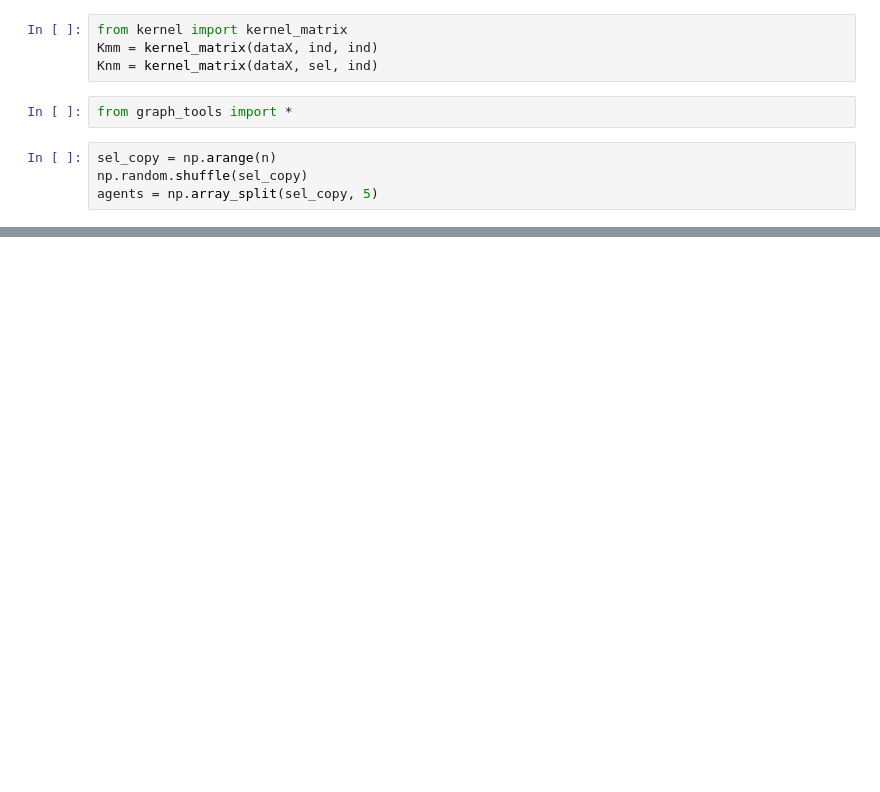
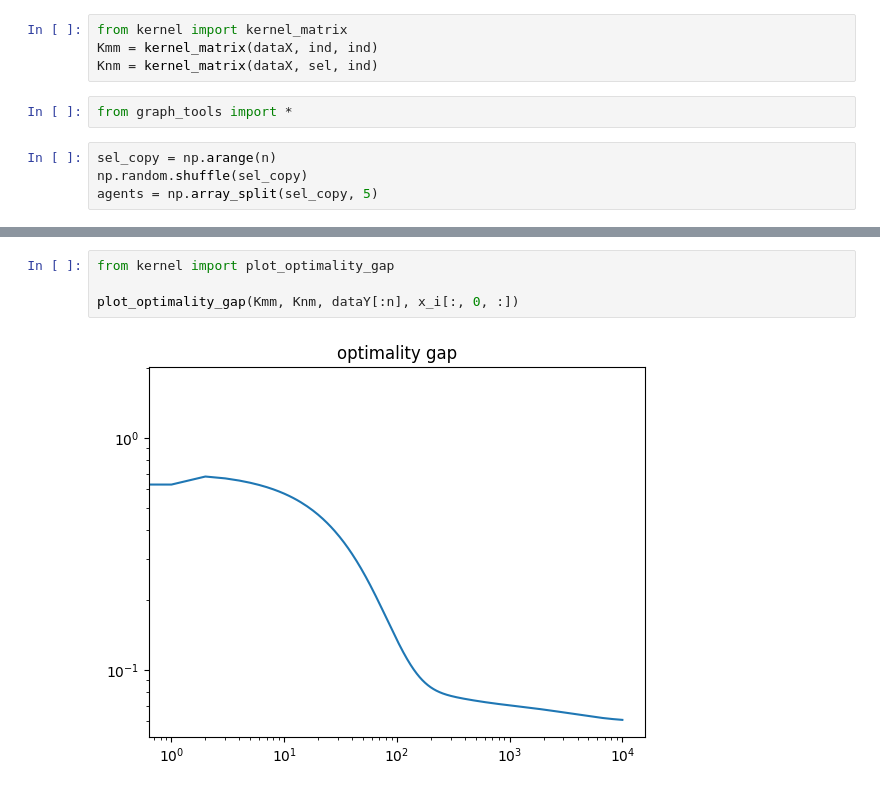
Before and after one commit to yy214/cooperative-optimization, a Jupyter notebook: tests ADMM.ipynb, the cells around one changed output, grey strips where cells are left out. Saved outputs shown, nothing was run; the diff lists cells and outputs as text; blank space fills up the shorter version.

```diff
--- a/tests ADMM.ipynb
+++ b/tests ADMM.ipynb
@@ -79,0 +84,6 @@ plt.show()
+# %%
+from kernel import plot_optimality_gap
+
+plot_optimality_gap(Kmm, Knm, dataY[:n], x_i[:, 0, :])
+# %% [output]
+[figure, added]
```
Also changed, not shown: parts of 5 cells of this notebook, 2 other files.
